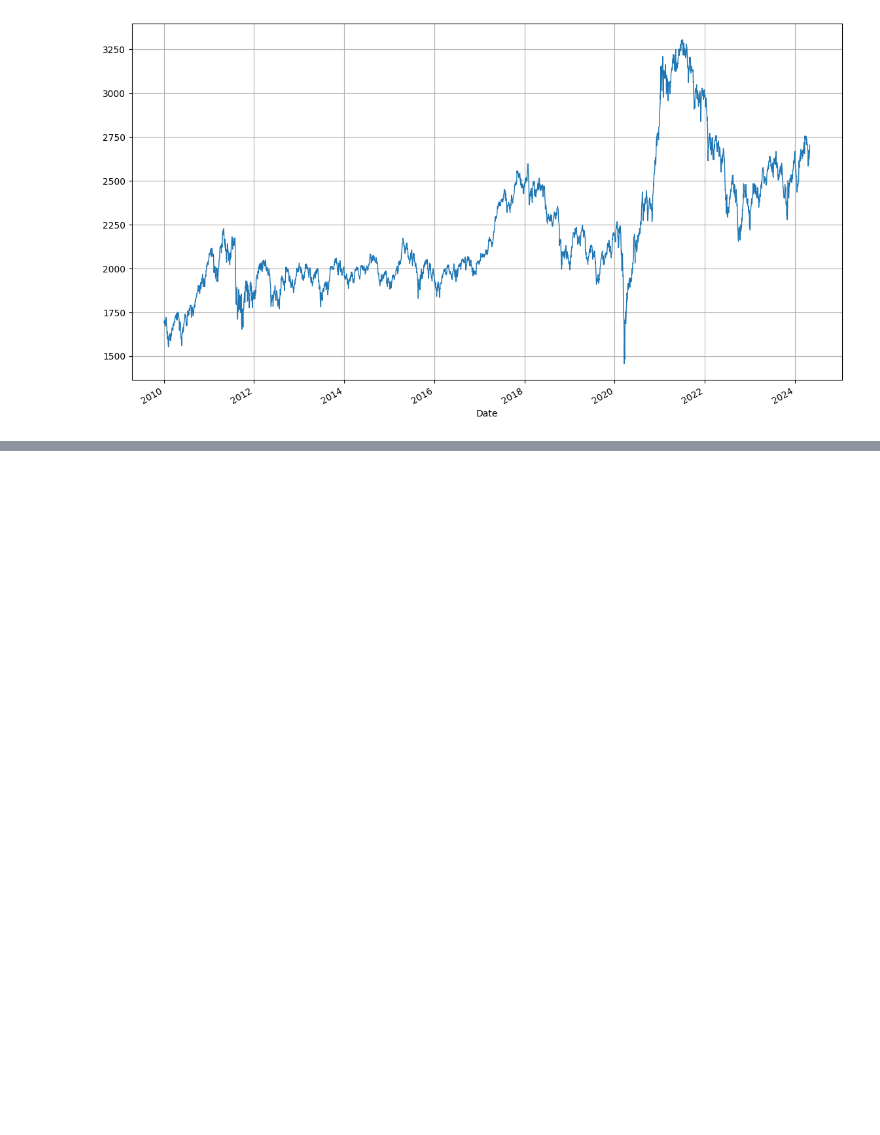
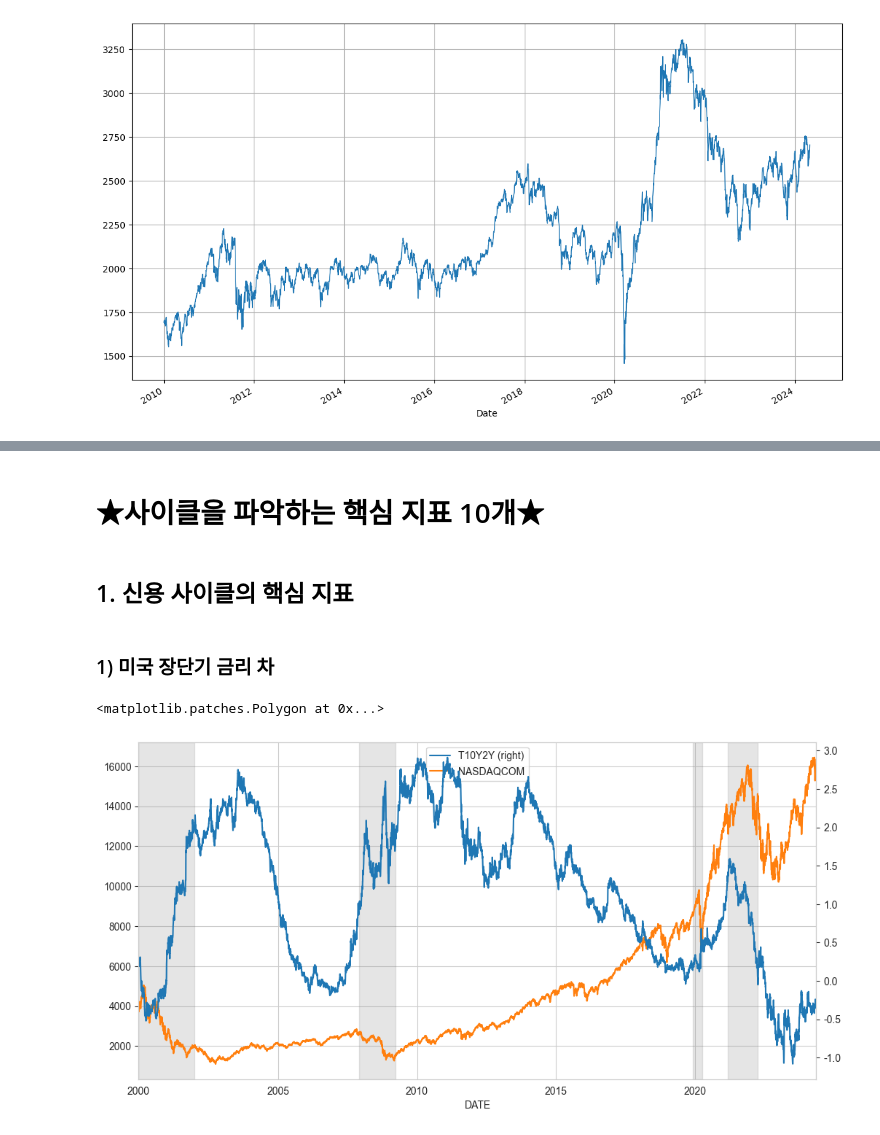
Before and after one commit to kusool72/python, a Jupyter notebook: 거시경제지표.ipynb, the cells around one changed output, grey strips where cells are left out. Cells and saved outputs as stored; diff of their text form; code cells hidden in the pictures; blank space fills up the shorter version.

```diff
--- a/거시경제지표.ipynb
+++ b/거시경제지표.ipynb
@@ -607,0 +640,27 @@ plt.show()
+# %% [markdown]
+# ★사이클을 파악하는 핵심 지표 10개★
+# %% [markdown]
+## 1. 신용 사이클의 핵심 지표
+# %% [markdown]
+### 1) 미국 장단기 금리 차
+# %%
+import FinanceDataReader as fdr
+import matplotlib.pyplot as plt
+
+plt.rcParams['axes.grid'] = True
+plt.rcParams['figure.figsize'] = (12,6)
+plt.rcParams['axes.unicode_minus'] = False
+plt.rcParams['axes.formatter.limits'] = -10000,10000
+
+# NASDAQ (NASDAQCOM)
+# 미국 장단기금리차 (T10Y2Y)
+
+df = fdr.DataReader('FRED:NASDAQCOM,T10Y2Y','2000-01-01')
+ax = df.plot(secondary_y='T10Y2Y')
+ax.axvspan('2000-01-01', '2001-12-30', color='gray', alpha=0.2)
+ax.axvspan('2007-12-01', '2009-03-30', color='gray', alpha=0.2)
+ax.axvspan('2019-12-01', '2020-03-30', color='gray', alpha=0.2)
+ax.axvspan('2021-03-01', '2022-03-30', color='gray', alpha=0.2)
+# %% [output]
+<matplotlib.patches.Polygon at 0x...>
+[figure, added]
```
Also changed, not shown: parts of 20 cells of this notebook.
